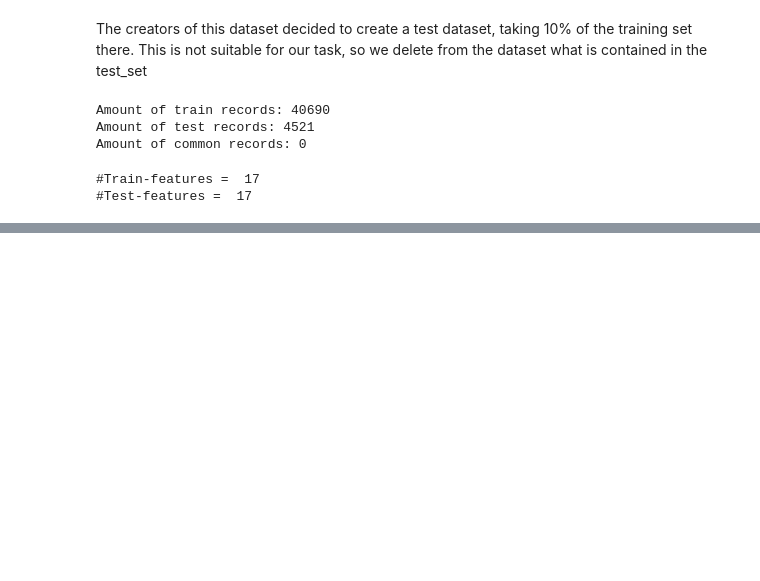
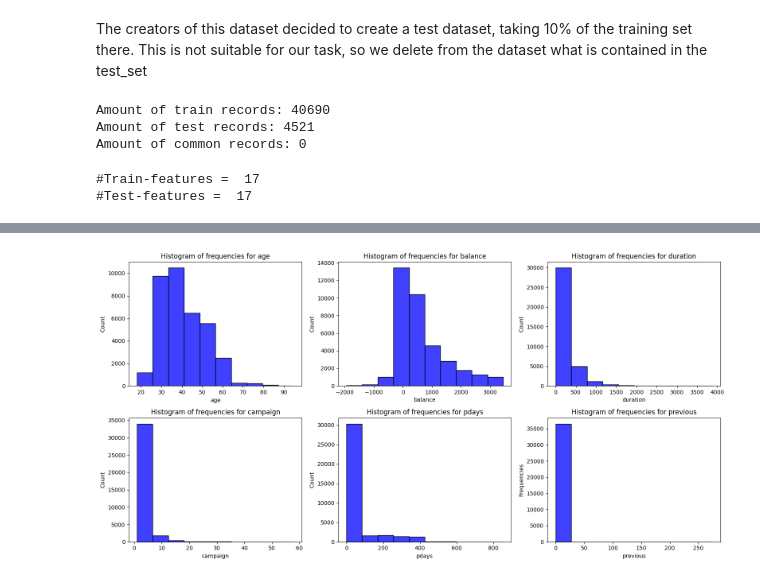
Before and after one commit to AlinaM354276/labs_seminars, a Jupyter notebook: lab04.ipynb, the cells around one changed output, grey strips where cells are left out. Saved outputs shown, nothing was run; the diff lists cells and outputs as text; code cells hidden in the pictures; blank space fills up the shorter version.

```diff
--- a/lab04.ipynb
+++ b/lab04.ipynb
@@ -114,0 +239,6 @@ ModuleNotFoundError: No module named 'scripts.preprocess'
+# %%
+metadata, num_cols, cat_cols = dp.get_metadata(dataset)
+
+print(f"Metadata ==> total: {len(metadata)} \n", metadata)
+print("Numerical features: \n", num_cols)
+print("Categorical features: \n", cat_cols)
@@ -114,0 +263,5 @@ ModuleNotFoundError: No module named 'scripts.preprocess'
+# %%
+# plot the histogram of frequencies for numerical features
+dp.hist_frequencies(dataset, num_cols, bins = 10)
+# %% [output]
+[figure, added]
```
Also changed, not shown: parts of 67 cells of this notebook.
